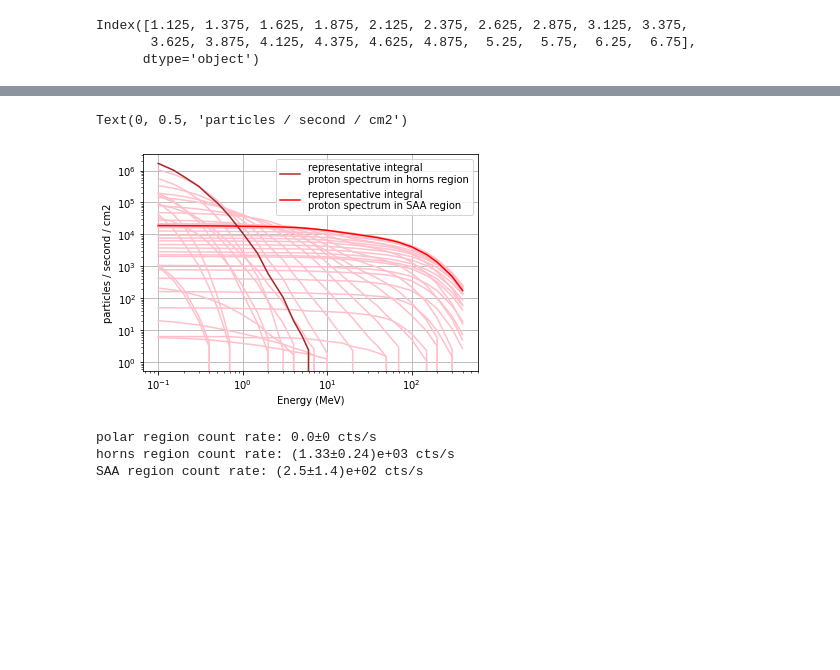
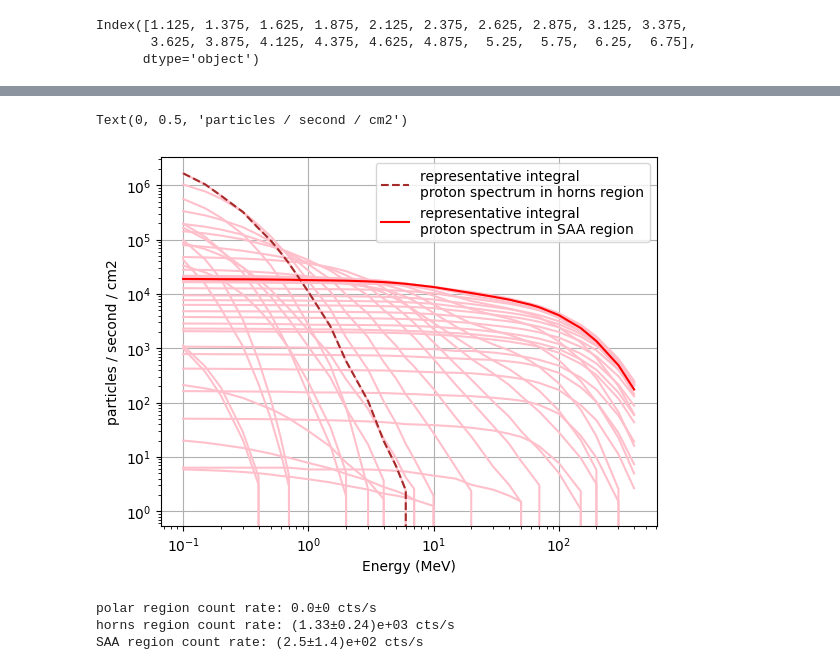
Before and after one commit to ssc-maire/SpaceCherenkovSimulator, a Jupyter notebook: rough_example_notebooks/comparing_IRENE_models_2.ipynb, the cells around one changed output, grey strips where cells are left out. Drawn from its saved outputs; the diff is of its cells as text; code cells hidden in the pictures; blank space fills up the shorter version.

```diff
--- a/rough_example_notebooks/comparing_IRENE_models_2.ipynb
+++ b/rough_example_notebooks/comparing_IRENE_models_2.ipynb
@@ -561,21 +575,21 @@ Text(0, 0.5, 'particles / second / cm2 / MeV')
 # %%
 plt.plot(IRENE8_450_protons.iloc[790:850].sample(60,random_state=1).sort_index().columns[2:],
         np.transpose(IRENE8_450_protons.iloc[790:850].sample(60,random_state=1).sort_index().values[:,2:]),color="pink")
 plt.plot(IRENE8_450_protons.iloc[790:850].sample(60,random_state=1).sort_index().columns[2:],
         np.transpose(IRENE8_450_protons.iloc[790:850].sample(60,random_state=1).sort_index()[IRENE8_450_protons.iloc[790:850].sample(60,random_state=1).sort_index().index == index_for_horns_max].values[:,2:]),
-        color="brown",label="representative integral\nproton spectrum in horns region")
+        color="brown",label="representative integral\nproton spectrum in horns region",ls="--")
 plt.plot(IRENE8_450_protons.iloc[790:850].sample(60,random_state=1).sort_index().columns[2:],
         np.transpose(IRENE8_450_protons.iloc[790:850].sample(60,random_state=1).sort_index()[IRENE8_450_protons.iloc[790:850].sample(60,random_state=1).sort_index().index == index_for_SAA_max].values[:,2:]),
         color="red",label="representative integral\nproton spectrum in SAA region")
 plt.yscale("log")
 plt.xscale("log")
 plt.grid()
 plt.legend()
 plt.xlabel("Energy (MeV)")
 plt.ylabel(r"particles / second / cm2")
 # %% [output]
 Text(0, 0.5, 'particles / second / cm2')
-[figure, old version]
+[figure, new version]
 # %%
 IRENE8_450_electrons_orbital_run.print_count_rates_info()
 # %% [output]
```
Also changed, not shown: parts of 11 cells of this notebook, 1 other file.
